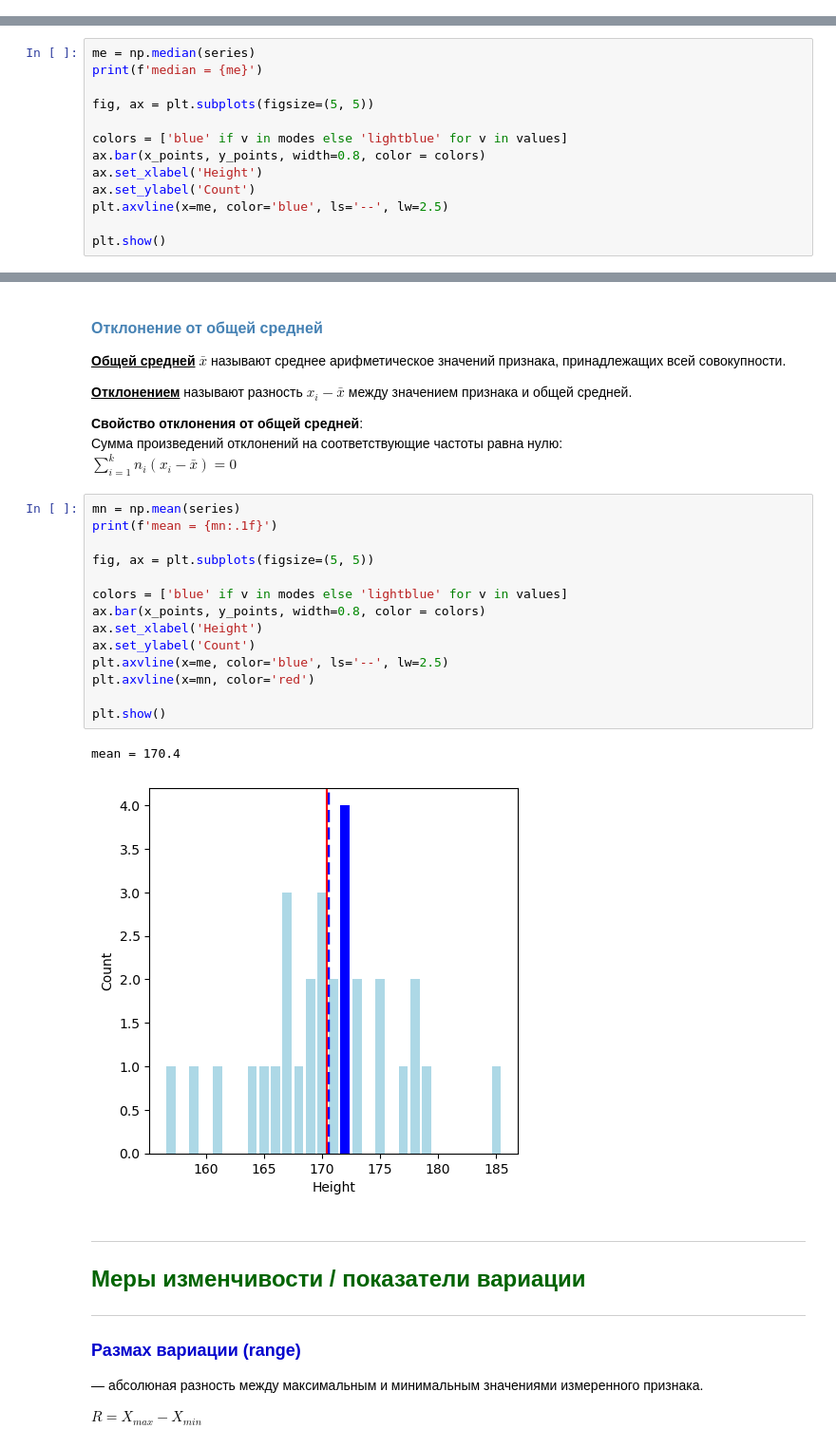
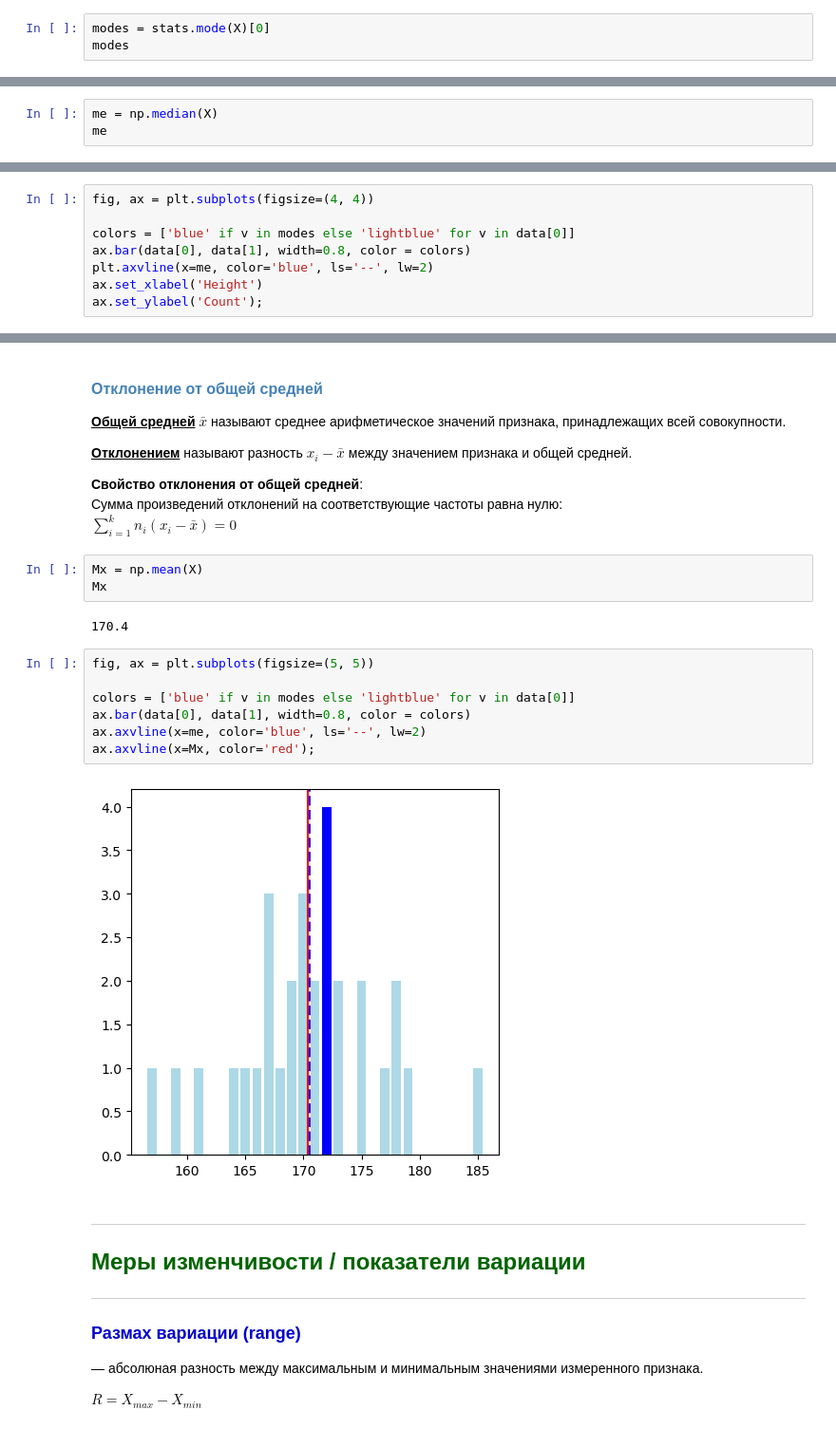
Before and after one commit to TanXmas/ProbabilityTheory_and_Statistics, a Jupyter notebook: St_02_Point estimates.ipynb, the cells around one changed output, grey strips where cells are left out. Shown at 95% size. Cells and saved outputs as stored; diff of their text form.

```diff
--- a/St_02_Point estimates.ipynb
+++ b/St_02_Point estimates.ipynb
@@ -45,3 +37,6 @@ plt.show()
 Мода $M_0$ дискретного вариационного ряда – это варианта с максимальной частотой.
 
 Для интервального вариационного ряда нужно найти **модальный интервал**, т.е. с максимальной частотой.
+# %%
+modes = stats.mode(X)[0]
+modes
@@ -88,3 +78,6 @@ $x_0$ — нижняя граница медианного интервала \
 $h$ — длина медианного интервала \
 $n_m$ — частота медианного интервала \
 $n_{m-1}^{n}$ — накопленная частота предыдущего интервала
+# %%
+me = np.median(X)
+me
@@ -91,14 +86,9 @@ $n_{m-1}^{n}$ — накопленная частота предыдущего
 # %%
-me = np.median(series)
-print(f'median = {me}')
+fig, ax = plt.subplots(figsize=(4, 4))
 
-fig, ax = plt.subplots(figsize=(5, 5))
-
-colors = ['blue' if v in modes else 'lightblue' for v in values]
-ax.bar(x_points, y_points, width=0.8, color = colors)
+colors = ['blue' if v in modes else 'lightblue' for v in data[0]]
+ax.bar(data[0], data[1], width=0.8, color = colors)
+plt.axvline(x=me, color='blue', ls='--', lw=2)
 ax.set_xlabel('Height')
-ax.set_ylabel('Count')
-plt.axvline(x=me, color='blue', ls='--', lw=2.5)
-
-plt.show()
+ax.set_ylabel('Count');
 # %% [output]
@@ -150,23 +139,20 @@ $\displaystyle \bar x_e = \frac{\sum_{i=1}^{n}{x_i}}{n}$
 **Свойство отклонения от общей средней**: \
 Сумма произведений отклонений на соответствующие частоты равна нулю: \
 $\displaystyle \sum_{i=1}^{k}{n_i(x_i-\bar{x})}=0$
+# %%
+Mx = np.mean(X)
+Mx
+# %% [output]
+170.4
 # %%
-mn = np.mean(series)
-print(f'mean = {mn:.1f}')
-
 fig, ax = plt.subplots(figsize=(5, 5))
 
-colors = ['blue' if v in modes else 'lightblue' for v in values]
-ax.bar(x_points, y_points, width=0.8, color = colors)
-ax.set_xlabel('Height')
-ax.set_ylabel('Count')
-plt.axvline(x=me, color='blue', ls='--', lw=2.5)
-plt.axvline(x=mn, color='red')
-
-plt.show()
+colors = ['blue' if v in modes else 'lightblue' for v in data[0]]
+ax.bar(data[0], data[1], width=0.8, color = colors)
+ax.axvline(x=me, color='blue', ls='--', lw=2)
+ax.axvline(x=Mx, color='red');
 # %% [output]
-mean = 170.4
-[figure, old version]
+[figure, new version]
 # %% [markdown]
 ***
 ## <font color = DarkGreen size = 5> <b>Меры изменчивости / показатели вариации</b> </font>
```
Also changed, not shown: parts of 10 cells of this notebook.
